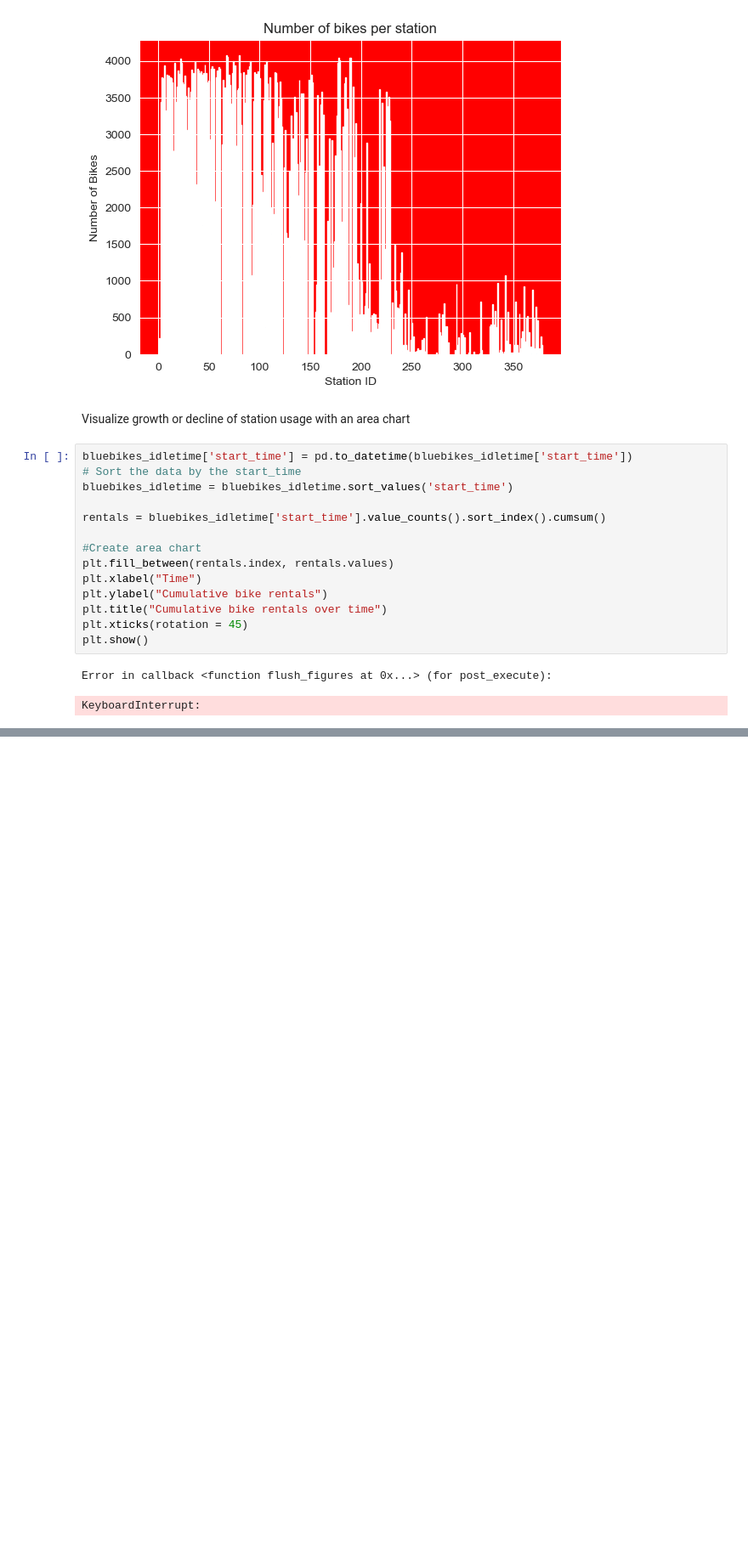
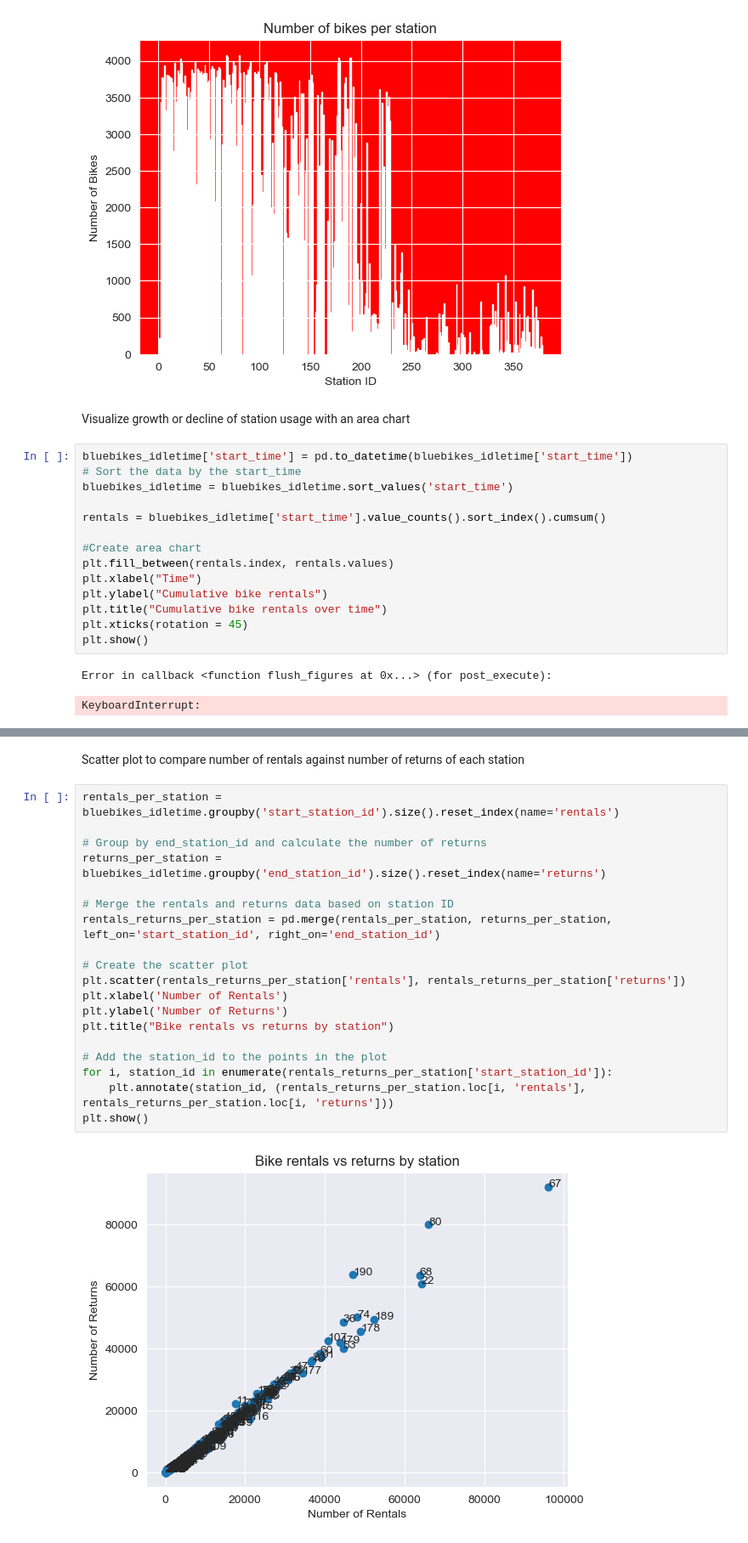
Before and after one commit to Oxford012/DDT, a Jupyter notebook: Laurin/Station-Level_Insights.ipynb, the cells around one changed output, grey strips where cells are left out. Shown: that part at 85% size. Drawn from its saved outputs; the diff is of its cells as text; blank space fills up the shorter version.

```diff
--- a/Laurin/Station-Level_Insights.ipynb
+++ b/Laurin/Station-Level_Insights.ipynb
@@ -77,0 +101,23 @@ KeyboardInterrupt:
+# %% [markdown]
+Scatter plot to compare number of rentals against number of returns of each station
+# %%
+rentals_per_station = bluebikes_idletime.groupby('start_station_id').size().reset_index(name='rentals')
+
+# Group by end_station_id and calculate the number of returns
+returns_per_station = bluebikes_idletime.groupby('end_station_id').size().reset_index(name='returns')
+
+# Merge the rentals and returns data based on station ID
+rentals_returns_per_station = pd.merge(rentals_per_station, returns_per_station, left_on='start_station_id', right_on='end_station_id')
+
+# Create the scatter plot
+plt.scatter(rentals_returns_per_station['rentals'], rentals_returns_per_station['returns'])
+plt.xlabel('Number of Rentals')
+plt.ylabel('Number of Returns')
+plt.title("Bike rentals vs returns by station")
+
+# Add the station_id to the points in the plot
+for i, station_id in enumerate(rentals_returns_per_station['start_station_id']):
+    plt.annotate(station_id, (rentals_returns_per_station.loc[i, 'rentals'], rentals_returns_per_station.loc[i, 'returns']))
+plt.show()
+# %% [output]
+[figure, added]
```
Also changed, not shown: parts of 3 cells of this notebook.
